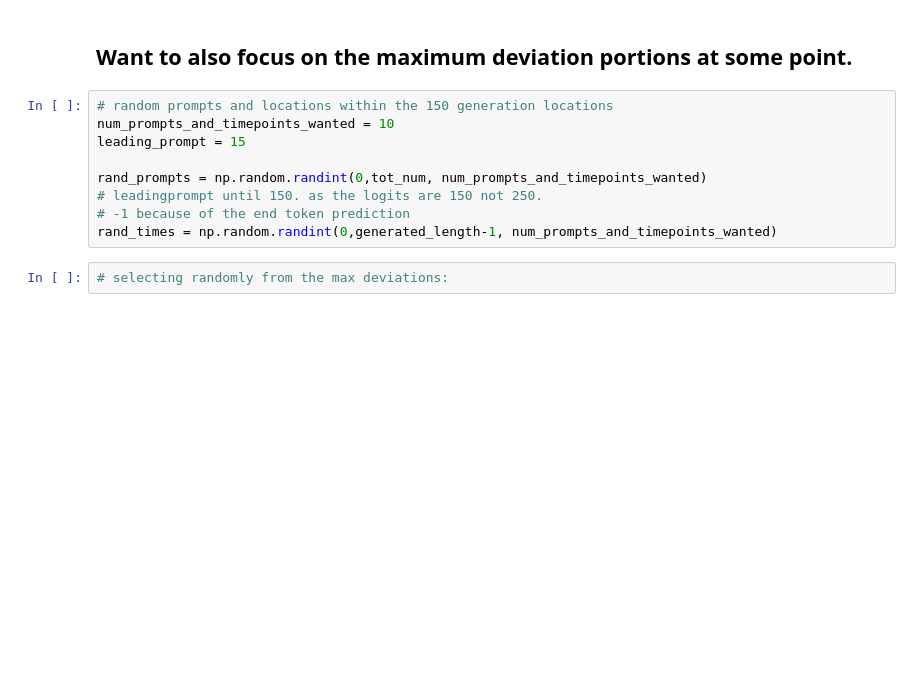
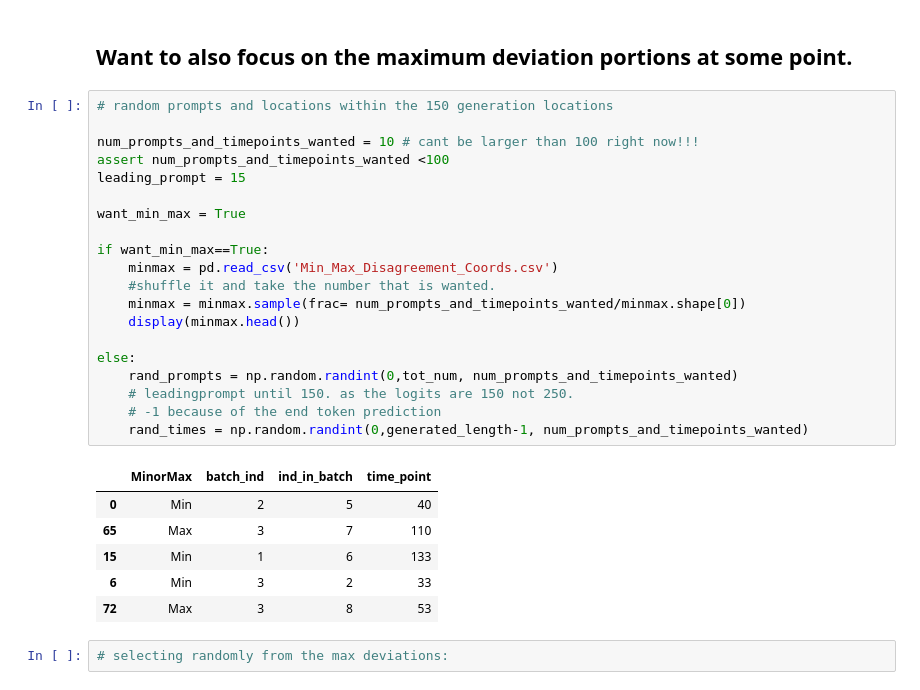
Before and after one commit to TrentBrick/tail-sampling, a Jupyter notebook: TailLocationsEvaluateSamples.ipynb, the cells around one changed output. Cells and saved outputs as stored; diff of their text form; blank space fills up the shorter version.

```diff
--- a/TailLocationsEvaluateSamples.ipynb
+++ b/TailLocationsEvaluateSamples.ipynb
@@ -75,13 +75,31 @@ all_logits[0].shape
 ## Want to also focus on the maximum deviation portions at some point.
 # %%
 # random prompts and locations within the 150 generation locations
-num_prompts_and_timepoints_wanted = 10
+
+num_prompts_and_timepoints_wanted = 10 # cant be larger than 100 right now!!!
+assert num_prompts_and_timepoints_wanted <100
 leading_prompt = 15
 
-rand_prompts = np.random.randint(0,tot_num, num_prompts_and_timepoints_wanted)
-# leadingprompt until 150. as the logits are 150 not 250.
-# -1 because of the end token prediction
-rand_times = np.random.randint(0,generated_length-1, num_prompts_and_timepoints_wanted)
+want_min_max = True
+
+if want_min_max==True:
+    minmax = pd.read_csv('Min_Max_Disagreement_Coords.csv')
+    #shuffle it and take the number that is wanted.
+    minmax = minmax.sample(frac= num_prompts_and_timepoints_wanted/minmax.shape[0])
+    display(minmax.head())
+
+else:
+    rand_prompts = np.random.randint(0,tot_num, num_prompts_and_timepoints_wanted)
+    # leadingprompt until 150. as the logits are 150 not 250.
+    # -1 because of the end token prediction
+    rand_times = np.random.randint(0,generated_length-1, num_prompts_and_timepoints_wanted)
+# %% [output]
+|  | MinorMax | batch_ind | ind_in_batch | time_point |
+| 0 | Min | 2 | 5 | 40 |
+| 65 | Max | 3 | 7 | 110 |
+| 15 | Min | 1 | 6 | 133 |
+| 6 | Min | 3 | 2 | 33 |
+| 72 | Max | 3 | 8 | 53 |
 # %%
 # selecting randomly from the max deviations:
 # %%
```
Also changed, not shown: parts of 7 cells of this notebook, 21 other files.
